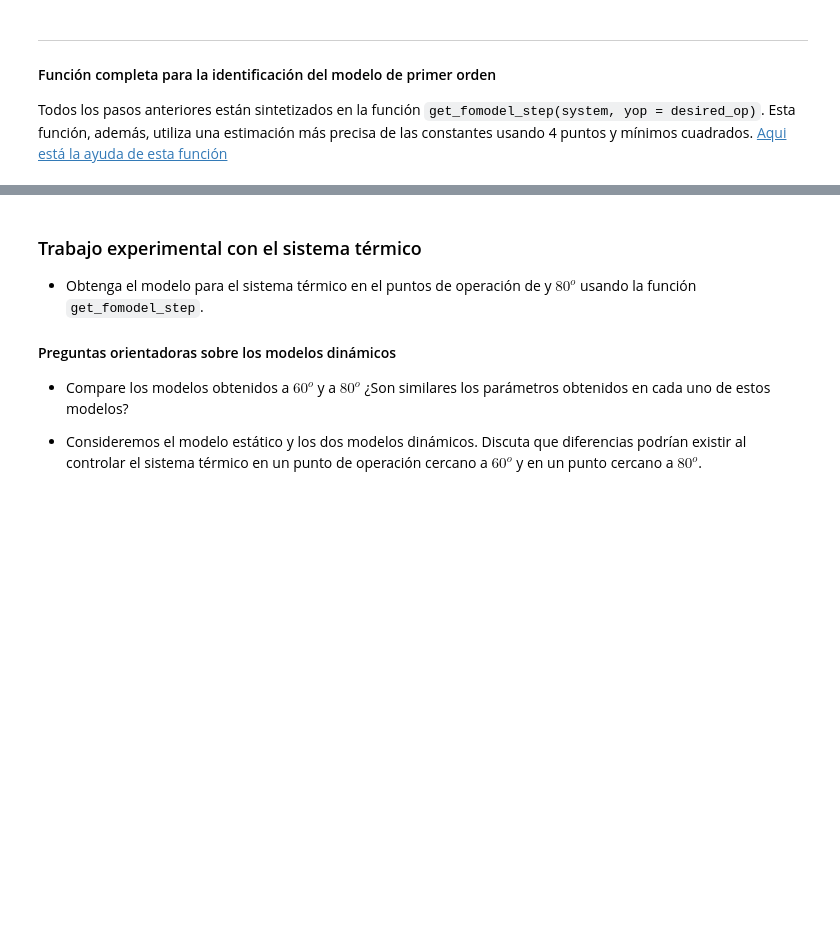
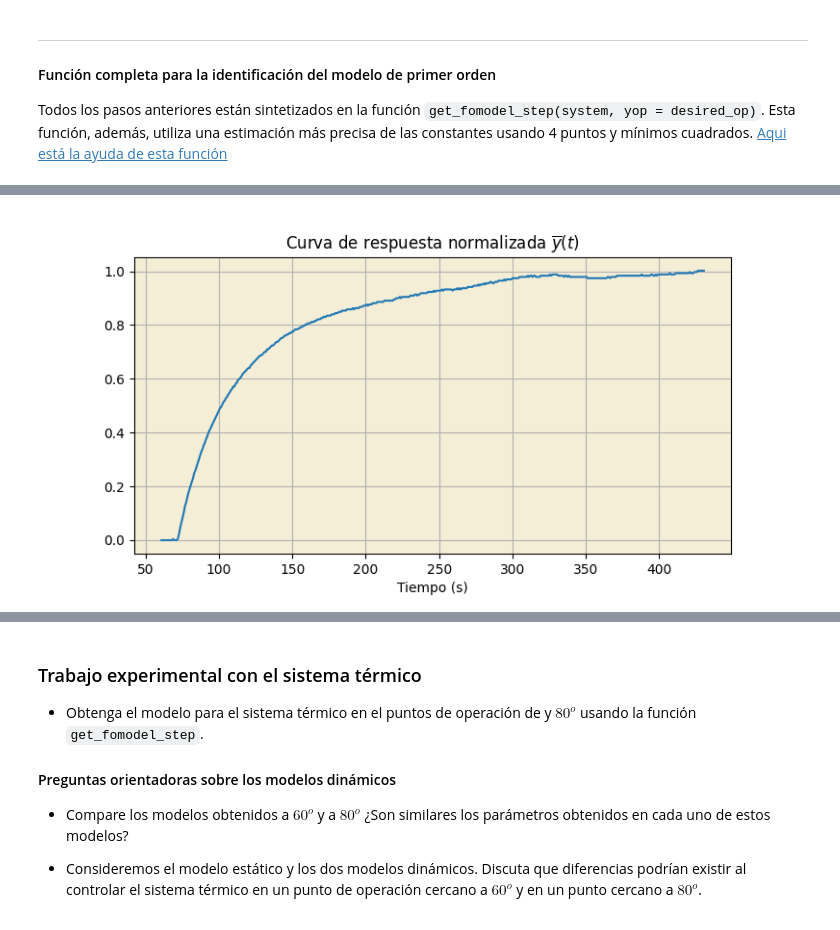
Before and after one commit to odacostaz/UNThermal, a Jupyter notebook: code/python_code/notebooks_lab_2024_2/guia1a-Identificacion_curva_de_reaccion.ipynb, the cells around one changed output, grey strips where cells are left out. Cells and saved outputs as stored; diff of their text form; code cells hidden in the pictures; blank space fills up the shorter version.

```diff
--- a/code/python_code/notebooks_lab_2024_2/guia1a-Identificacion_curva_de_reaccion.ipynb
+++ b/code/python_code/notebooks_lab_2024_2/guia1a-Identificacion_curva_de_reaccion.ipynb
@@ -266,0 +306,39 @@ Todos los pasos anteriores están sintetizados en la función `get_fomodel_step(
+# %%
+# Paso 1
+
+ind_step = np.diff(u).argmax() # es para detectar el indice del elemento donde ocurre el escalon
+
+
+# este es el valor inicial del escalón antes del cambio
+ua = u[ind_step]
+
+# el último punto es el valor final del escalón
+ub = u[-1]
+
+# calculamos el valor inicial de temperatura antes del cambio en el escalón
+# como el promedio de los 10 puntos antes del cambio
+ya = np.mean(y[ind_step-10:ind_step+1])
+
+# para el valor final de la temperatura tomamos un promedio de las 10 últimas valores
+yb = np.mean(y[-10:])
+
+# calculamos el cambio neto en el escalon
+delta_u = ub - ua
+
+# calculamos el cambio en el valor de estado estacionario de la salida
+delta_y = yb - ya
+# %%
+# paso 2
+# calculamos la respuesta normalizada
+y_norm = (y - ya) / delta_y
+
+#graficamos la respuesta normalizada
+fig, ax = plt.subplots(figsize=(8, 4))
+ax.set_title(r'Curva de respuesta normalizada $\overline{y}(t)$')
+ax.set_facecolor('#f4eed7')
+ax.plot(t,y_norm)
+ax.grid(True)
+ax.set_xlabel("Tiempo (s)")
+plt.show()
+# %% [output]
+[figure, added]
```
Also changed, not shown: parts of 12 cells of this notebook.
